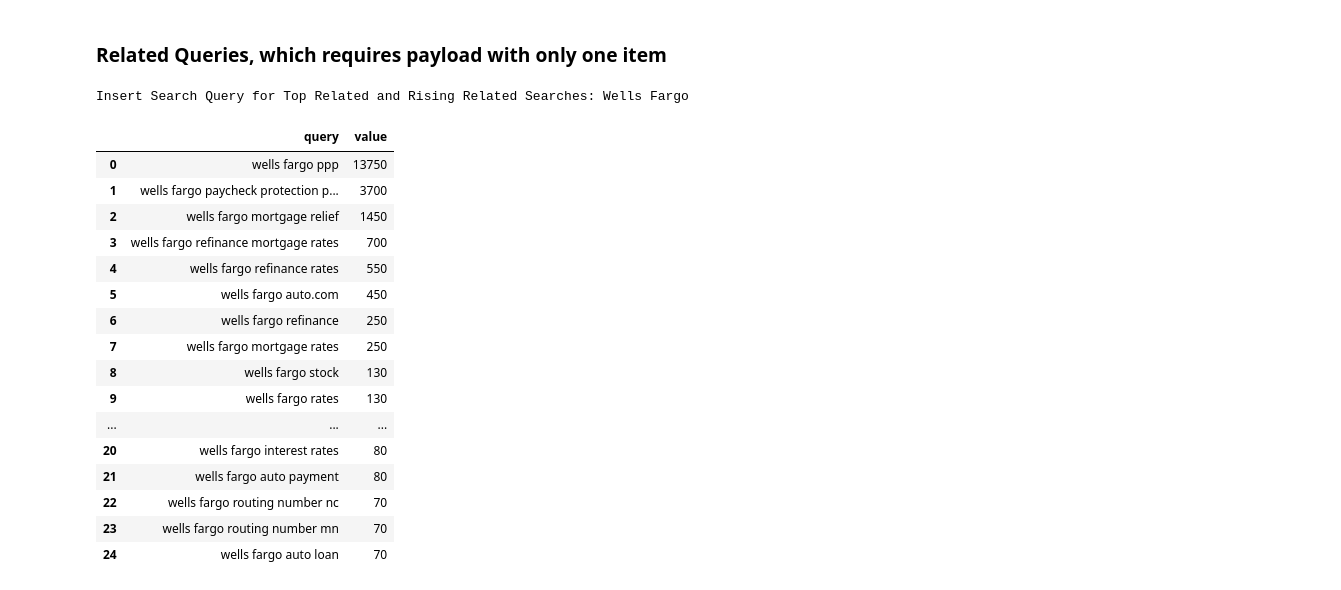
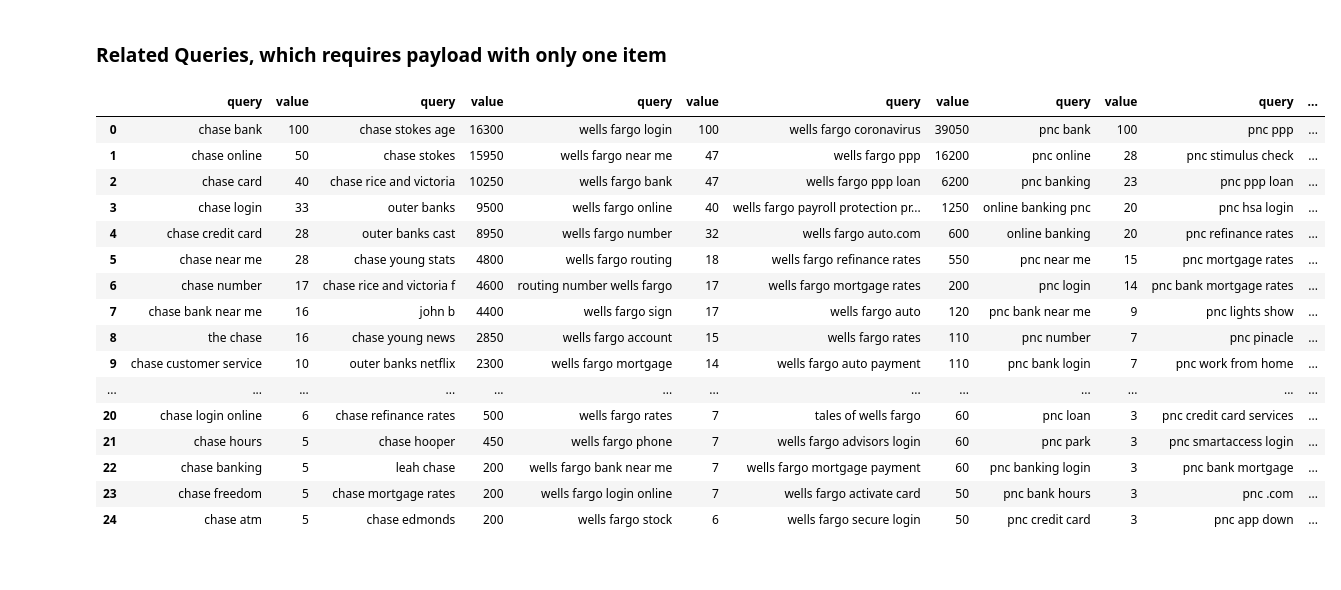
Before and after one commit to justin-meisner/google-trends, a Jupyter notebook: Justin - Trends.ipynb, the cells around one changed output. Cells and saved outputs as stored; diff of their text form; code cells hidden in the pictures.

Commit message:
related comparison list created

```diff
--- a/Justin - Trends.ipynb
+++ b/Justin - Trends.ipynb
@@ -144,45 +146,51 @@ interest_by_region_df.plot(figsize=(100, 10), kind ='bar')
 # %%
 
 # Related Queries, returns a dictionary of dataframes
 
 # For Top, values are calculated on a scale from 0 to 100,
 # where 100 is the location with the most popularity as a fraction of total
 # searches in that location, a value of 50 indicates a location which is half as popular.
 # A value of 0 indicates a location where there was not enough data for this term.
 
 # For Rising, the values are uncertain but may be interpreted as rounded searches for timeframe
-related_query = []
+# related_query = []
 
-related_query.append(input("Insert Search Query for Top Related and Rising Related Searches: "))
+# related_query.append(input("Insert Search Query for Top Related and Rising Related Searches: "))
 
-# Optional line to check new list above
-pytrend.build_payload(kw_list = related_query, timeframe = user_timeframe, geo=user_geo, cat='7')
+i = 0
+related_list = []
+frames_master = pd.DataFrame(related_list)
 
-# Uses the keyword to find recent trending searches using certain keyword
+pytrend.build_payload(kw_list = user_kw_list, timeframe = user_timeframe, geo=user_geo)
+
+    # Uses the keyword to find recent trending searches using certain keyword
 related_queries_dict = pytrend.related_queries()
+for i in range(num_queries):
+    #Top List maxes out at 100
+    related_top = pd.DataFrame(related_queries_dict[user_kw_list[i]]['top'])
+    #Rising List is a percentage increase in searches over preset time period
+    related_rising = pd.DataFrame(related_queries_dict[user_kw_list[i]]['rising'])
 
-# Top numbers are comparison of peak interest for topics
-related_queries_dict[related_query[0]]['top']
+    related_list.append(related_top)
+    related_list.append(related_rising)
+    frames_master = pd.concat(related_list, axis=1)
 
-
-# Rising numbers are percentage increase of search volume
-related_queries_dict[related_query[0]]['rising']
+frames_master
 # %% [output]
-Insert Search Query for Top Related and Rising Related Searches: Wells Fargo
-|  | query | value |
-| 0 | wells fargo ppp | 13750 |
-| 1 | wells fargo paycheck protection p... | 3700 |
-| 2 | wells fargo mortgage relief | 1450 |
-| 3 | wells fargo refinance mortgage rates | 700 |
-| 4 | wells fargo refinance rates | 550 |
-| 5 | wells fargo auto.com | 450 |
-| 6 | wells fargo refinance | 250 |
-| 7 | wells fargo mortgage rates | 250 |
-| 8 | wells fargo stock | 130 |
-| 9 | wells fargo rates | 130 |
-| ... | ... | ... |
-| 20 | wells fargo interest rates | 80 |
-| 21 | wells fargo auto payment | 80 |
-| 22 | wells fargo routing number nc | 70 |
-| 23 | wells fargo routing number mn | 70 |
-| 24 | wells fargo auto loan | 70 |
+|  | query | value | query | value | query | value | query | value | query | value | query | ... |
+| 0 | chase bank | 100 | chase stokes age | 16300 | wells fargo login | 100 | wells fargo coronavirus | 39050 | pnc bank | 100 | pnc ppp | ... |
+| 1 | chase online | 50 | chase stokes | 15950 | wells fargo near me | 47 | wells fargo ppp | 16200 | pnc online | 28 | pnc stimulus check | ... |
+| 2 | chase card | 40 | chase rice and victoria | 10250 | wells fargo bank | 47 | wells fargo ppp loan | 6200 | pnc banking | 23 | pnc ppp loan | ... |
+| 3 | chase login | 33 | outer banks | 9500 | wells fargo online | 40 | wells fargo payroll protection pr... | 1250 | online banking pnc | 20 | pnc hsa login | ... |
+| 4 | chase credit card | 28 | outer banks cast | 8950 | wells fargo number | 32 | wells fargo auto.com | 600 | online banking | 20 | pnc refinance rates | ... |
+| 5 | chase near me | 28 | chase young stats | 4800 | wells fargo routing | 18 | wells fargo refinance rates | 550 | pnc near me | 15 | pnc mortgage rates | ... |
+| 6 | chase number | 17 | chase rice and victoria f | 4600 | routing number wells fargo | 17 | wells fargo mortgage rates | 200 | pnc login | 14 | pnc bank mortgage rates | ... |
+| 7 | chase bank near me | 16 | john b | 4400 | wells fargo sign | 17 | wells fargo auto | 120 | pnc bank near me | 9 | pnc lights show | ... |
+| 8 | the chase | 16 | chase young news | 2850 | wells fargo account | 15 | wells fargo rates | 110 | pnc number | 7 | pnc pinacle | ... |
+| 9 | chase customer service | 10 | outer banks netflix | 2300 | wells fargo mortgage | 14 | wells fargo auto payment | 110 | pnc bank login | 7 | pnc work from home | ... |
+| ... | ... | ... | ... | ... | ... | ... | ... | ... | ... | ... | ... | ... |
+| 20 | chase login online | 6 | chase refinance rates | 500 | wells fargo rates | 7 | tales of wells fargo | 60 | pnc loan | 3 | pnc credit card services | ... |
+| 21 | chase hours | 5 | chase hooper | 450 | wells fargo phone | 7 | wells fargo advisors login | 60 | pnc park | 3 | pnc smartaccess login | ... |
+| 22 | chase banking | 5 | leah chase | 200 | wells fargo bank near me | 7 | wells fargo mortgage payment | 60 | pnc banking login | 3 | pnc bank mortgage | ... |
+| 23 | chase freedom | 5 | chase mortgage rates | 200 | wells fargo login online | 7 | wells fargo activate card | 50 | pnc bank hours | 3 | pnc .com | ... |
+| 24 | chase atm | 5 | chase edmonds | 200 | wells fargo stock | 6 | wells fargo secure login | 50 | pnc credit card | 3 | pnc app down | ... |
```
Also changed, not shown: parts of 4 cells of this notebook.
